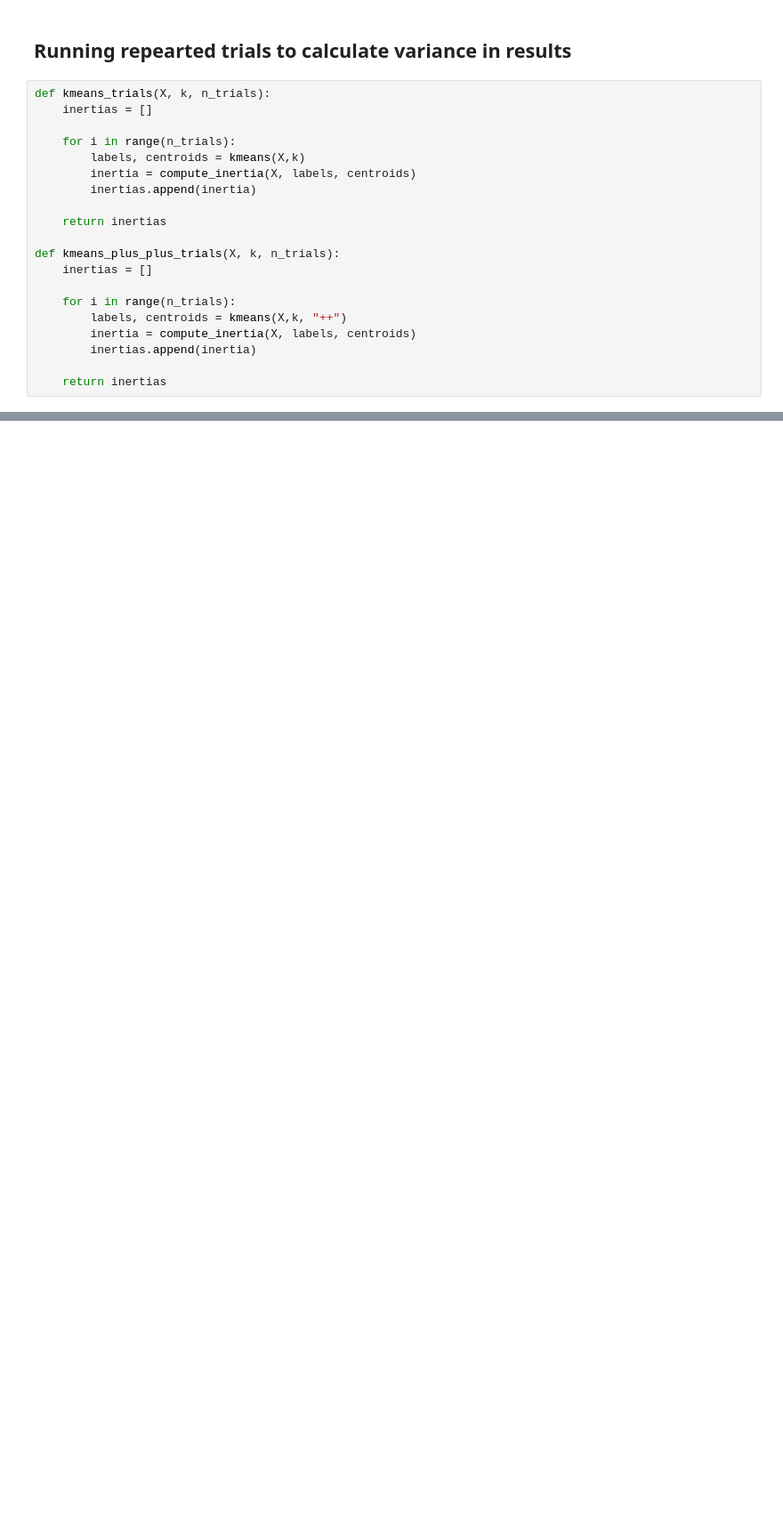
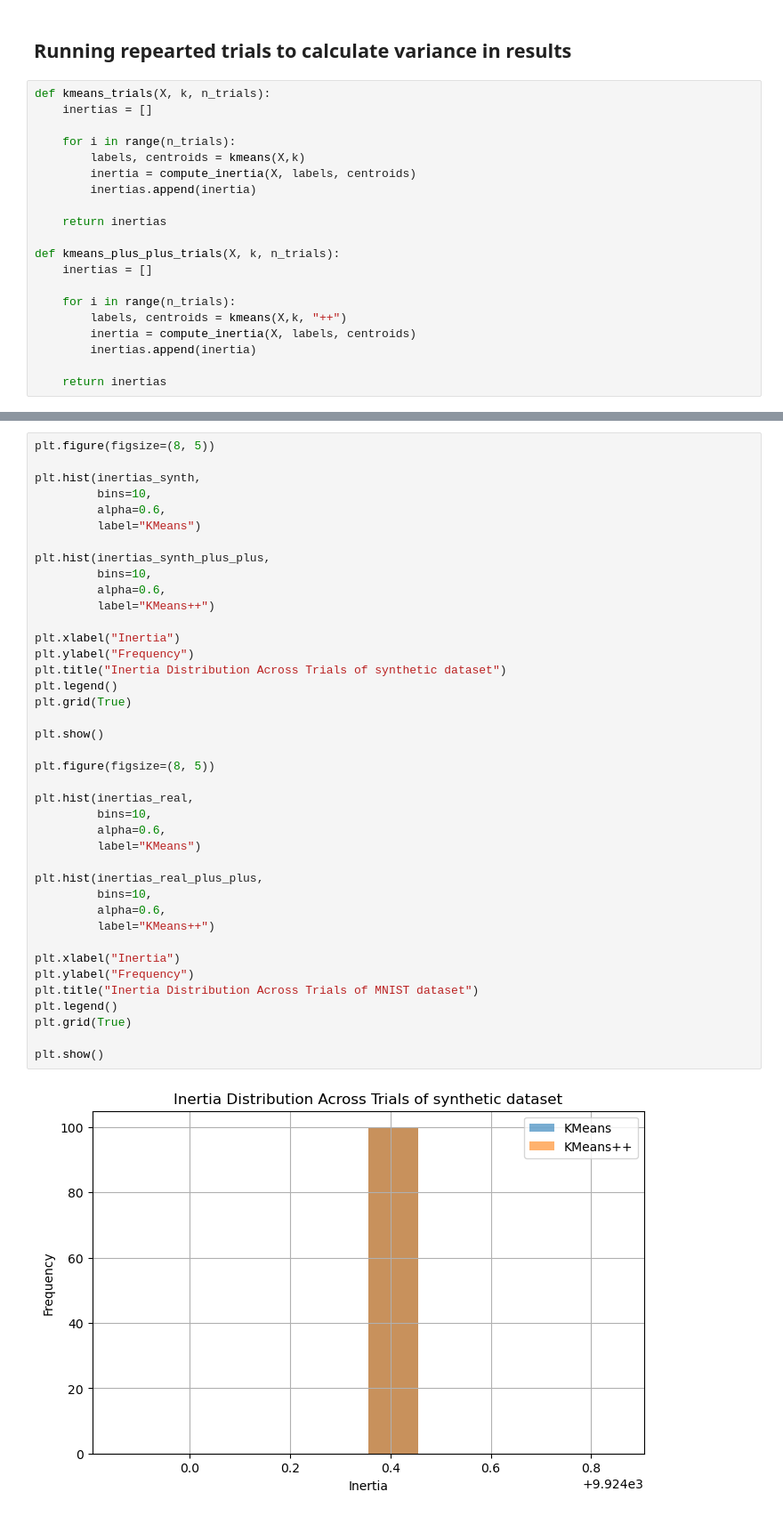
Before and after one commit to FeMaspe02/MLProject_MasperoFederico, a Jupyter notebook: MLProject.ipynb, the cells around one changed output, grey strips where cells are left out. Shown: that part at 89% size. Cells and saved outputs as stored; diff of their text form; blank space fills up the shorter version.

```diff
--- a/MLProject.ipynb
+++ b/MLProject.ipynb
@@ -343,0 +287,42 @@ Notice how the variance of results for the synthetic dataset is basically non ex
+# %%
+plt.figure(figsize=(8, 5))
+
+plt.hist(inertias_synth,
+         bins=10,
+         alpha=0.6,
+         label="KMeans")
+
+plt.hist(inertias_synth_plus_plus,
+         bins=10,
+         alpha=0.6,
+         label="KMeans++")
+
+plt.xlabel("Inertia")
+plt.ylabel("Frequency")
+plt.title("Inertia Distribution Across Trials of synthetic dataset")
+plt.legend()
+plt.grid(True)
+
+plt.show()
+
+plt.figure(figsize=(8, 5))
+
+plt.hist(inertias_real,
+         bins=10,
+         alpha=0.6,
+         label="KMeans")
+
+plt.hist(inertias_real_plus_plus,
+         bins=10,
+         alpha=0.6,
+         label="KMeans++")
+
+plt.xlabel("Inertia")
+plt.ylabel("Frequency")
+plt.title("Inertia Distribution Across Trials of MNIST dataset")
+plt.legend()
+plt.grid(True)
+
+plt.show()
+# %% [output]
+[figure, added]
```
Also changed, not shown: parts of 15 cells of this notebook.
